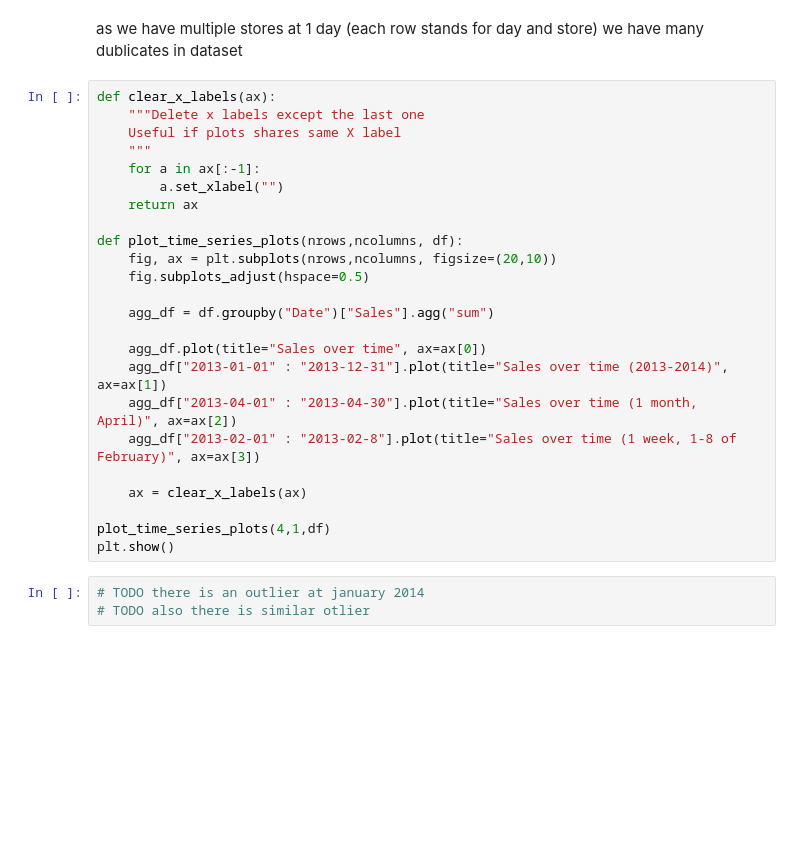
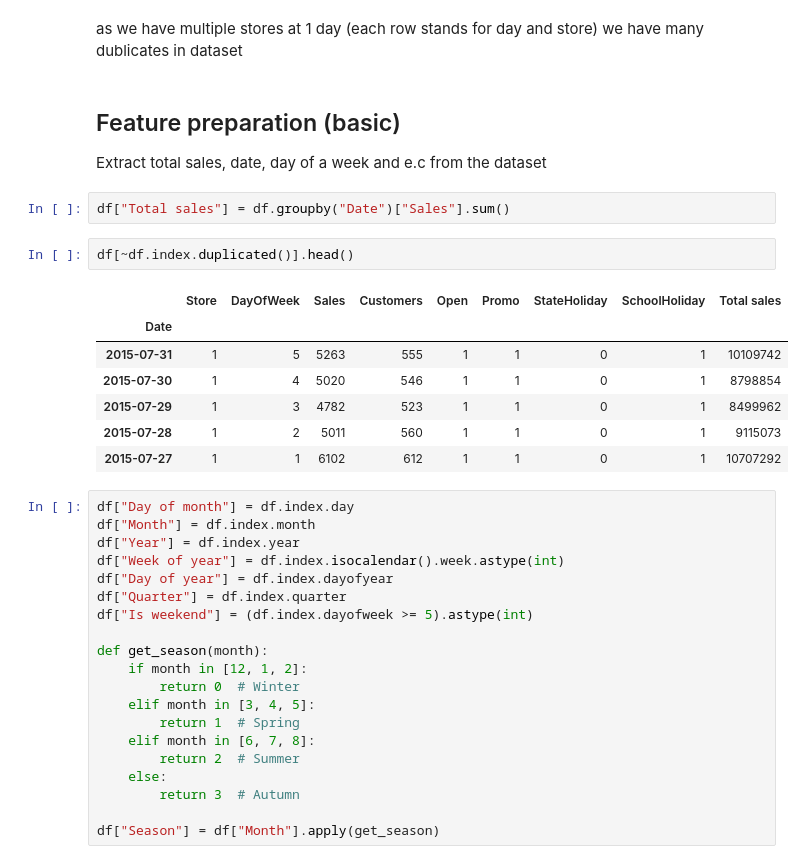
Before and after one commit to PigStep/store-sales-forecast, a Jupyter notebook: notebooks/EDA.ipynb, the cells around one changed output. Drawn from its saved outputs; the diff is of its cells as text; blank space fills up the shorter version.

```diff
--- a/notebooks/EDA.ipynb
+++ b/notebooks/EDA.ipynb
@@ -38,29 +83,38 @@ print(f'Duplicated rows: {df.index.duplicated().sum()} ({df.index.duplicated().s
 # %% [markdown]
 as we have multiple stores at 1 day (each row stands for day and store) we have many dublicates in dataset
-# %%
-def clear_x_labels(ax):
-    """Delete x labels except the last one
-    Useful if plots shares same X label
-    """
-    for a in ax[:-1]:
-        a.set_xlabel("")
-    return ax
-
-def plot_time_series_plots(nrows,ncolumns, df):
-    fig, ax = plt.subplots(nrows,ncolumns, figsize=(20,10))
-    fig.subplots_adjust(hspace=0.5)
-
-    agg_df = df.groupby("Date")["Sales"].agg("sum")
-
-    agg_df.plot(title="Sales over time", ax=ax[0])
-    agg_df["2013-01-01" : "2013-12-31"].plot(title="Sales over time (2013-2014)", ax=ax[1])
-    agg_df["2013-04-01" : "2013-04-30"].plot(title="Sales over time (1 month, April)", ax=ax[2])
-    agg_df["2013-02-01" : "2013-02-8"].plot(title="Sales over time (1 week, 1-8 of February)", ax=ax[3])
-
-    ax = clear_x_labels(ax)
-
-plot_time_series_plots(4,1,df)
-plt.show()
-# %%
-# TODO there is an outlier at january 2014
-# TODO also there is similar otlier
+# %% [markdown]
+## Feature preparation (basic)
+
+Extract total sales, date, day of a week and e.c from the dataset
+# %%
+df["Total sales"] = df.groupby("Date")["Sales"].sum()
+# %%
+df[~df.index.duplicated()].head()
+# %% [output]
+|  | Store | DayOfWeek | Sales | Customers | Open | Promo | StateHoliday | SchoolHoliday | Total sales |
+| Date |  |  |  |  |  |  |  |  |  |
+| 2015-07-31 | 1 | 5 | 5263 | 555 | 1 | 1 | 0 | 1 | 10109742 |
+| 2015-07-30 | 1 | 4 | 5020 | 546 | 1 | 1 | 0 | 1 | 8798854 |
+| 2015-07-29 | 1 | 3 | 4782 | 523 | 1 | 1 | 0 | 1 | 8499962 |
+| 2015-07-28 | 1 | 2 | 5011 | 560 | 1 | 1 | 0 | 1 | 9115073 |
+| 2015-07-27 | 1 | 1 | 6102 | 612 | 1 | 1 | 0 | 1 | 10707292 |
+# %%
+df["Day of month"] = df.index.day
+df["Month"] = df.index.month
+df["Year"] = df.index.year
+df["Week of year"] = df.index.isocalendar().week.astype(int)
+df["Day of year"] = df.index.dayofyear
+df["Quarter"] = df.index.quarter
+df["Is weekend"] = (df.index.dayofweek >= 5).astype(int)
+
+def get_season(month):
+    if month in [12, 1, 2]:
+        return 0  # Winter
+    elif month in [3, 4, 5]:
+        return 1  # Spring
+    elif month in [6, 7, 8]:
+        return 2  # Summer
+    else:
+        return 3  # Autumn
+
+df["Season"] = df["Month"].apply(get_season)
```
Also changed, not shown: parts of 15 cells of this notebook.
